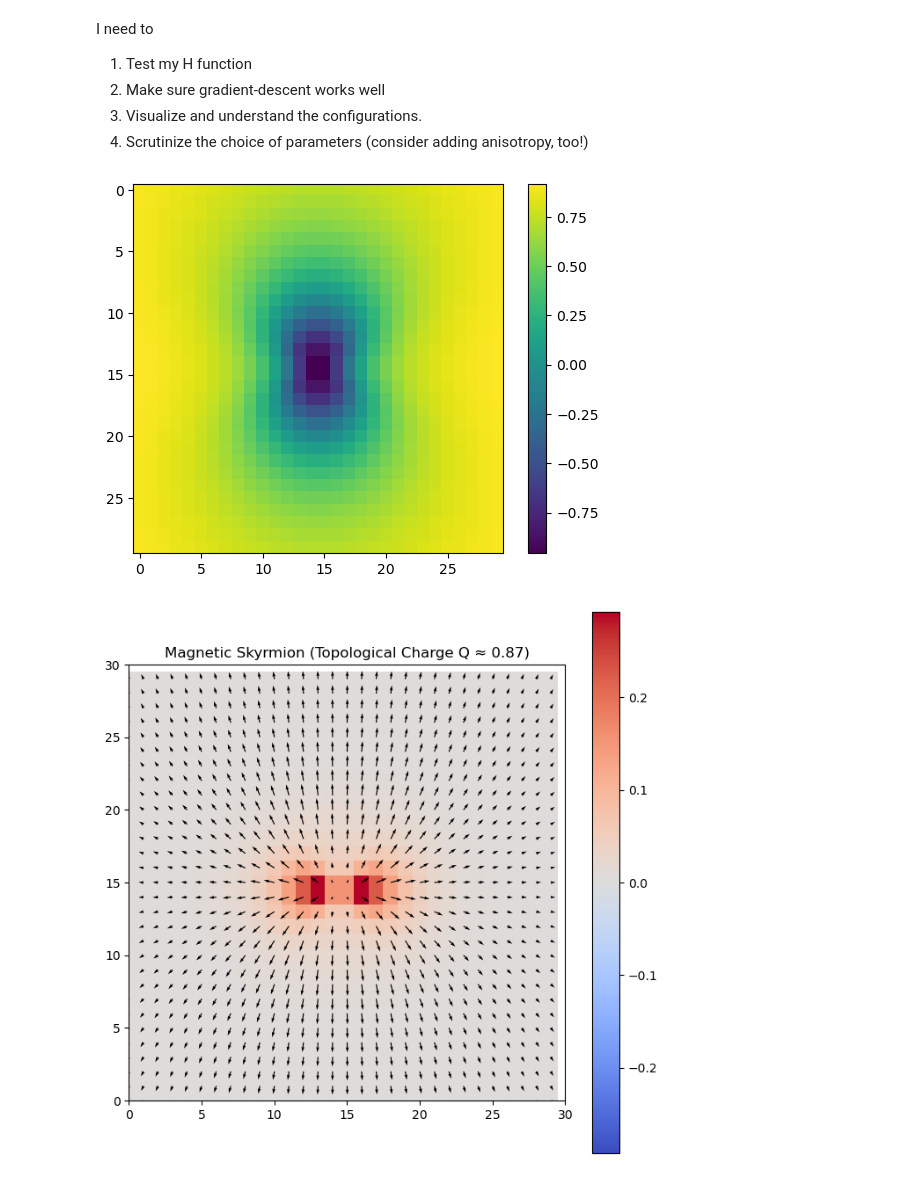
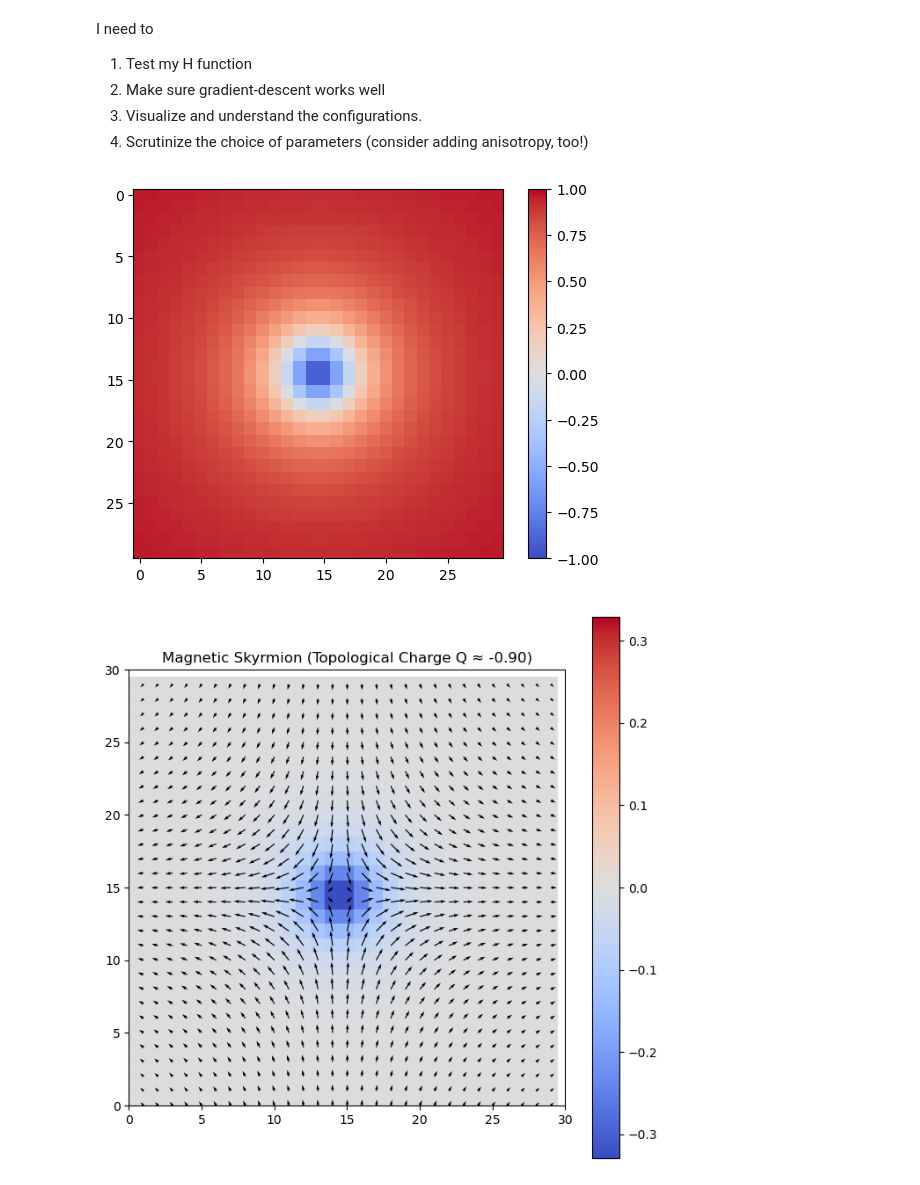
Before and after one commit to jan-chelmecki/skyrmion-tunnelling, a Jupyter notebook: instanton.ipynb, the cells around one changed output. Cells and saved outputs as stored; diff of their text form; code cells hidden in the pictures.

```diff
--- a/instanton.ipynb
+++ b/instanton.ipynb
@@ -198,7 +198,7 @@ plt.colorbar()
 <matplotlib.colorbar.Colorbar at 0x...>
 [figure]
 # %%
-def H_vect(n,J1,J2,J3,K,B):
+def H_vect(n,J1,J2,J3,K,B,boundary):
     E = 0
     nx = n.shape[1]; ny = n.shape[2]
     for i in range(nx):
@@ -209,23 +209,47 @@ def H_vect(n,J1,J2,J3,K,B):
             #add external field
             E -= B[i,j]*n_a[2]
             for (k,l) in [(i+1,j),(i,j+1)]:
-                k = k%nx; l = j%ny; # periodic BCs
+                if boundary == "periodic":
+                    k = k%nx; l = j%ny; # periodic BCs
+                else: #free BCs
+                    if (k>=nx) or (l>=ny) or (k<0) or (l<0):
+                        continue
+                    #endif
+                #endif
                 n_b = n[:,k,l]
                 E -= J1*( n_a[0]*n_b[0]+n_a[1]*n_b[1]+n_a[2]*n_b[2] )
             for (k,l) in [(i+1,j+1),(i+1,j-1)]:
-                k = k%nx; l = j%ny; # periodic BCs
+                if boundary == "periodic":
+                    k = k%nx; l = j%ny; # periodic BCs
+                else: #free BCs
+                    if (k>=nx) or (l>=ny) or (k<0) or (l<0):
+                        continue
+                    #endif
+                #endif
                 n_b = n[:,k,l]
                 E -= J2*( n_a[0]*n_b[0]+n_a[1]*n_b[1]+n_a[2]*n_b[2] )
             for (k,l) in [(i+2,j),(i,j+2)]:
-                k = k%nx; l = j%ny; # periodic BCs
+                if boundary == "periodic":
+                    k = k%nx; l = j%ny; # periodic BCs
+                else: #free BCs
+                    if (k>=nx) or (l>=ny) or (k<0) or (l<0):
+                        continue
+                    #endif
+                #endif
                 n_b = n[:,k,l]
                 E -= J3*( n_a[0]*n_b[0]+n_a[1]*n_b[1]+n_a[2]*n_b[2] )
         #end
     #end
-    E += np.sum(B)+nx*ny*(K+2*J1+2*J2+2*J3) #subtract the energy of the FM state
+
+    #subtract the energy of the FM state
+    if boundary == "periodic":
+        E += np.sum(B)+nx*ny*(K+2*J1+2*J2+2*J3)
+    elif boundary == "free":
+        E += np.sum(B)+nx*ny*K + J1*(2*nx*ny-1*(nx+ny))+J2*(2*nx*ny-2*(nx+ny)+2)+J3*(2*nx*ny-2*(nx+ny))
     return E
 #end
 
 n = ferromagnetic(50,37)
-H_vect(n,1.0, -0.2, -0.1, 0.2, B_uniform(50,37,1.23))
+boundary = "free"
+H_vect(n,1.0, -0.232, -0.171, 0.323, B_uniform(50,37,1.23),boundary="free")
 # %% [output]
@@ -235,7 +259,7 @@ b_vals = np.linspace(1.0,9,15)
 H_vals = []
 for b in b_vals:
     n = skyrmion_ansatz(b, nx, ny)
-    E = H_vect(n,J1,J2,J3,K,B)
+    E = H_vect(n,J1,J2,J3,K,B,boundary)
     H_vals.append(E)
 #end
 
@@ -255,7 +279,7 @@ b_vals = np.linspace(1.0,5,12)
 H_vals = []
 for b in b_vals:
     n = skyrmion_ansatz(b, nx, ny)
-    E = H_vect(n,J1,J2,J3,K,B)
+    E = H_vect(n,J1,J2,J3,K,B,boundary)
     H_vals.append(E)
 #end
 b_vals[np.argmin(H_vals)]
@@ -446,10 +488,10 @@ I need to
 3. Visualize and understand the configurations.
 4. Scrutinize the choice of parameters (consider adding anisotropy, too!)
 # %%
-lbd = 2.0
-plt.imshow(n_vector(w(w0,lbd))[2,:,:])
+lbd = -1.0
+plt.imshow(n_vector(w(w0,lbd))[2,:,:],vmin=-1,vmax=1.0,cmap="coolwarm")
 plt.colorbar()
 show(n_vector(w(w0,lbd)))
 # %% [output]
-[figure, old version]
+[figure, new version]
-[figure, old version]
+[figure, new version]
```
Also changed, not shown: parts of 8 cells of this notebook.
